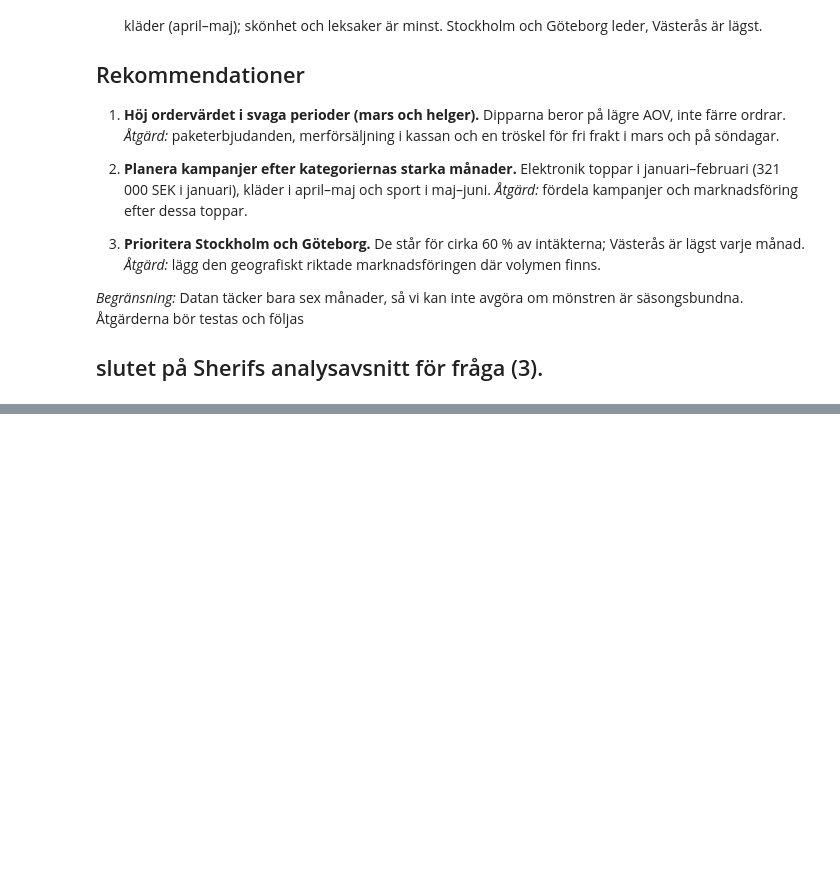
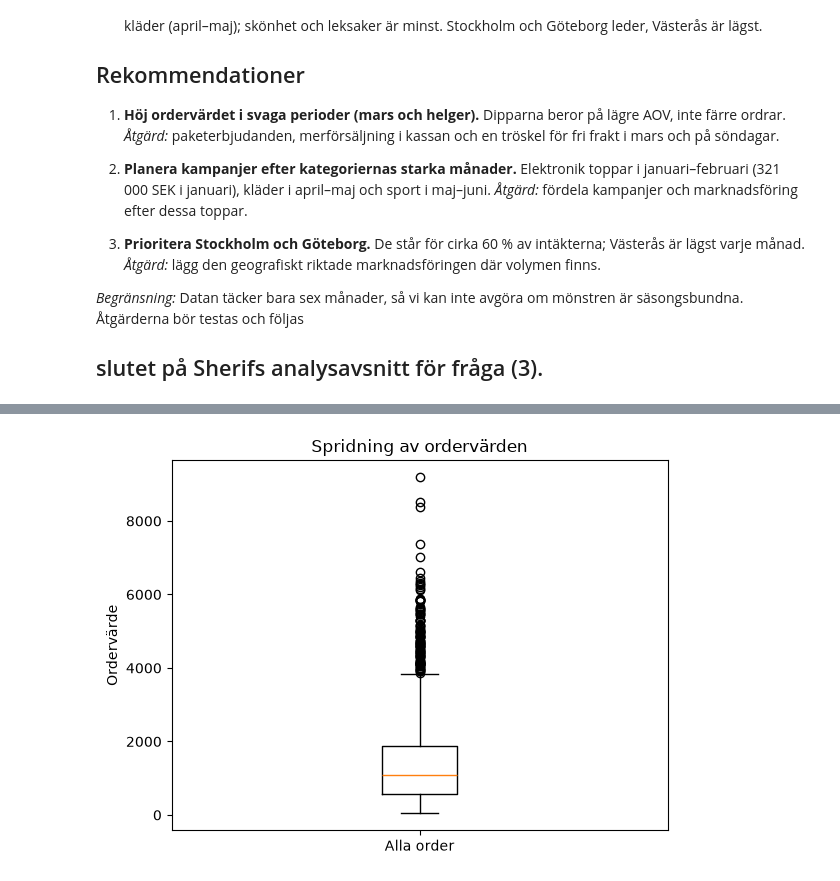
Before and after one commit to Sherif-iconvo/ecutbildning-DS26-termin1-py-dataanalys-exam-group5-uppgift, a Jupyter notebook: notebooks/report.ipynb, the cells around one changed output, grey strips where cells are left out. Saved outputs shown, nothing was run; the diff lists cells and outputs as text; code cells hidden in the pictures; blank space fills up the shorter version.

Commit message:
Samlar alla analysfrågor (1–6) i report.ipynb

```diff
--- a/notebooks/report.ipynb
+++ b/notebooks/report.ipynb
@@ -156,0 +243,26 @@ Perioden omfattar 1 januari – 30 juni 2024 (2 500 ordrar).
+# %%
+# Skapa analysen. Då läser klassen in och rensar datan.
+analys = EcommerceAnalyzer()
+
+# Hämta genomsnittligt ordervärde (AOV) och antal order.
+# betyder att vi inte använder det tredje värdet här.
+
+aov, antal_order, _ = analys.aov_and_units()
+
+# Hämta antal sålda enheter och total intäkt.
+enheter, intakt = analys.sales_totals()
+
+# Visa genomsnittligt ordervärde, avrundat till två decimaler.
+print("AOV:", round(aov, 2))
+
+# Visa hur många order som ingår i beräkningen.
+print("Antal order:", antal_order)
+
+# Visa hur många enheter som såldes totalt.
+print("Sålda enheter:", enheter)
+
+# Visa total intäkt, avrundad till två decimaler.
+print("Total intäkt:", round(intakt, 2))
+
+# Visa hur ordervärdena varierar, till exempel minsta värde, median och största värde.
+print(analys.order_value_spread())
@@ -156,0 +283,15 @@ Perioden omfattar 1 januari – 30 juni 2024 (2 500 ordrar).
+# %%
+import matplotlib.pyplot as plt
+
+# Hämta ordervärdena som EcommerceAnalyzer redan har läst in.
+ordervarden = analys.df["revenue"]
+
+# Rita ett låddiagram över ordervärdena.
+fig, ax = plt.subplots()
+ax.boxplot(ordervarden)
+ax.set_title("Spridning av ordervärden")
+ax.set_ylabel("Ordervärde")
+ax.set_xticks([1], ["Alla order"])
+plt.show()
+# %% [output]
+[figure, added]
```
Also changed, not shown: parts of 24 cells of this notebook, 3 other files.
